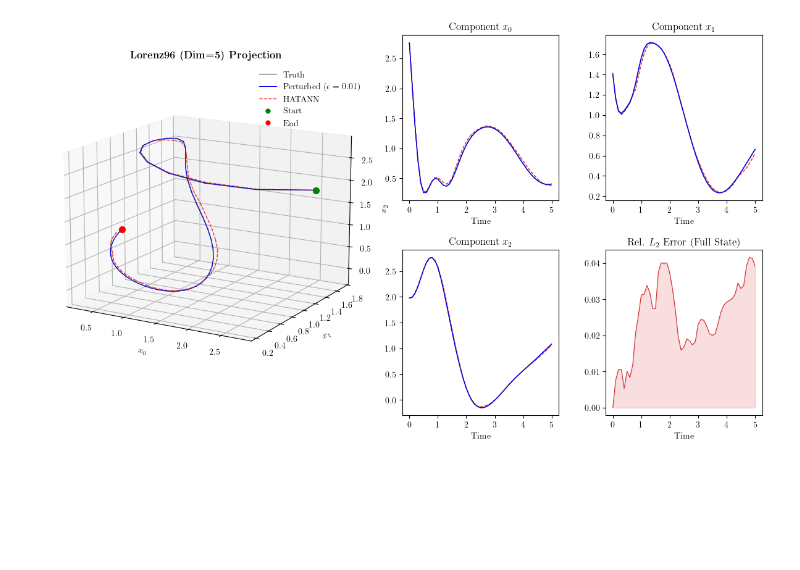
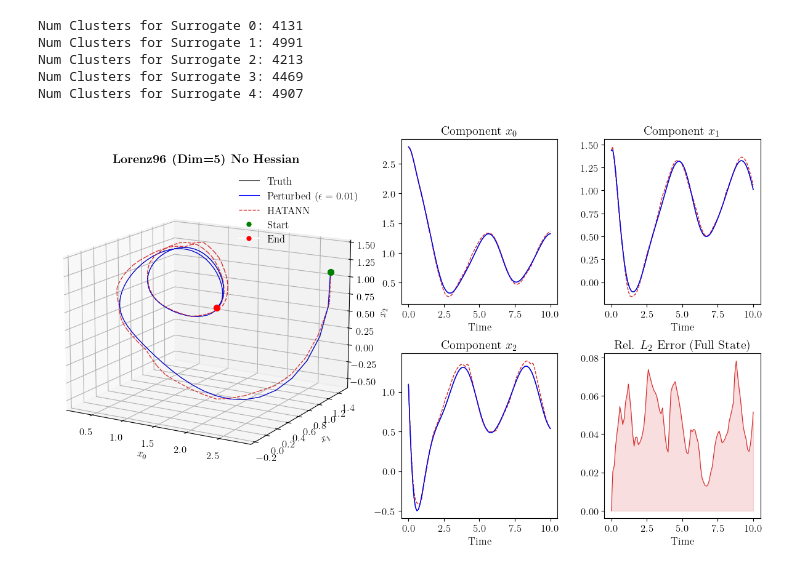
Before and after one commit to ut-padas/affini, a Jupyter notebook: ics26_lorenz_timestep_experiment_figs.ipynb, the cells around one changed output. Saved outputs shown, nothing was run; the diff lists cells and outputs as text; code cells hidden in the pictures; blank space fills up the shorter version.

Commit message:
More plots

```diff
--- a/ics26_lorenz_timestep_experiment_figs.ipynb
+++ b/ics26_lorenz_timestep_experiment_figs.ipynb
@@ -40,16 +40,11 @@ def grad_f(x, output_var: int):
 def grad_f_full(x):
     return lorenz96_flowmap_grad(x, FORCING, DT)
 # %%
-# Parameters for testing and building plot
-TF = 5.0
-tvec = np.arange(0, TF+DT, DT)
-NSTEPS = int(TF / DT)
-
 # Load data
 surrogates = [HATANNSurrogate(version='v2') for _ in range(DIM)]
 for i in range(DIM):
     lorenz_path = Path.cwd() / 'lorenz_surrogates'
-    model_path = lorenz_path / f"lorenz96_dim{DIM}_F{FORCING}_tol{TOL}_tf{DT}_outputvar_{i}.npz"
+    model_path = lorenz_path / f"lorenz96_nohess_dim{DIM}_F{FORCING}_tol{TOL}_tf{DT}_outputvar_{i}.npz"
     surrogates[i].train(
         X_train=None,
         f_fn=lambda x: f(x, i),
@@ -65,10 +60,22 @@ for i in range(DIM):
         save_model=model_path,
         load_if_exists=True
     )
+    print(f'Num Clusters for Surrogate {i}: {surrogates[i].get_number_of_sources()}')
+# %% [output]
+Num Clusters for Surrogate 0: 4131
+Num Clusters for Surrogate 1: 4991
+Num Clusters for Surrogate 2: 4213
+Num Clusters for Surrogate 3: 4469
+Num Clusters for Surrogate 4: 4907
 # %%
+# Parameters for ode solves
+TF = 10.0
+tvec = np.arange(0, TF+DT, DT)
+NSTEPS = int(TF / DT)
+
 # Pick an initial point
 # x0 = np.array(np.linspace(-3, 3, DIM))
-np.random.seed(0)
+np.random.seed(3)
 x0 = np.random.randn(DIM) + FORCING
 
 # Perturb initial point
@@ -101,7 +108,8 @@ import matplotlib.pyplot as plt
 
 # Plotting
 plt.rcParams.update(
-    {"text.usetex": True, "font.family": "serif", "figure.figsize": (15, 8)}
+    {"text.usetex": True, "font.family": "serif", "figure.figsize": (15, 8),
+     "font.size": 12}
 )
 fig = plt.figure()
 gs = GridSpec(1, 2, width_ratios=[0.9, 1], wspace=0.1)
@@ -145,7 +153,7 @@ for i in range(n_points - 1):
 ax3d.scatter(true[0, 0], true[1, 0], true[2, 0], color="green", s=50, label="Start")
 ax3d.scatter(true[0, -1], true[1, -1], true[2, -1], color="red", s=50, label="End")
 ax3d.view_init(elev=15, azim=-60)
-ax3d.set_title(rf"\textbf{{Lorenz96 (Dim={DIM}) Projection}}")
+ax3d.set_title(rf"\textbf{{Lorenz96 (Dim={DIM}) No Hessian}}")
 ax3d.set_xlabel("$x_0$")
 ax3d.set_ylabel("$x_1$")
 ax3d.set_zlabel("$x_2$")
@@ -181,31 +189,31 @@ legend_elements = [
     ),
 ]
 ax3d.legend(handles=legend_elements, frameon=False, loc="upper right")
 
 # Components and Error
 gs_sub = gs[1].subgridspec(2, 2, hspace=0.3, wspace=0.3)
 labels = ["x_0", "x_1", "x_2"]
 
 # Plot only first 3 components
 for i in range(3):
     ax = fig.add_subplot(gs_sub[i // 2, i % 2])
     ax.plot(tvec, true[i], color="#333333", lw=1)
     ax.plot(tvec, surr[i], color="#d62728", ls="--", lw=1)
     ax.plot(tvec, curr_perturbed[i], color="blue", ls="-", lw=1)
     ax.set_title(f"Component ${labels[i]}$")
     ax.set_xlabel("Time")
 
 # Error Plot
 ax_err = fig.add_subplot(gs_sub[1, 1])
 err = np.linalg.norm(true - surr, axis=0) / (np.linalg.norm(true, axis=0) + 1e-10)
 ax_err.fill_between(tvec, err, color="#d62728", alpha=0.15)
 ax_err.plot(tvec, err, color="#d62728", lw=0.8)
 ax_err.set_title(r"Rel. $L_2$ Error (Full State)")
 ax_err.set_xlabel("Time")
 
 # print(f"ODE Integration Time: {_time_ode:.4f} seconds")
 # print(f"Surrogate Prediction Time: {_time_sur:.4f} seconds")
 # print(f"Speedup: {_time_ode / _time_sur:.2f}x (Steps: {STEPS:,})")
 plt.show()
 # %% [output]
-[figure, old version]
+[figure, new version]
```
Also changed, not shown: 1 other file.
